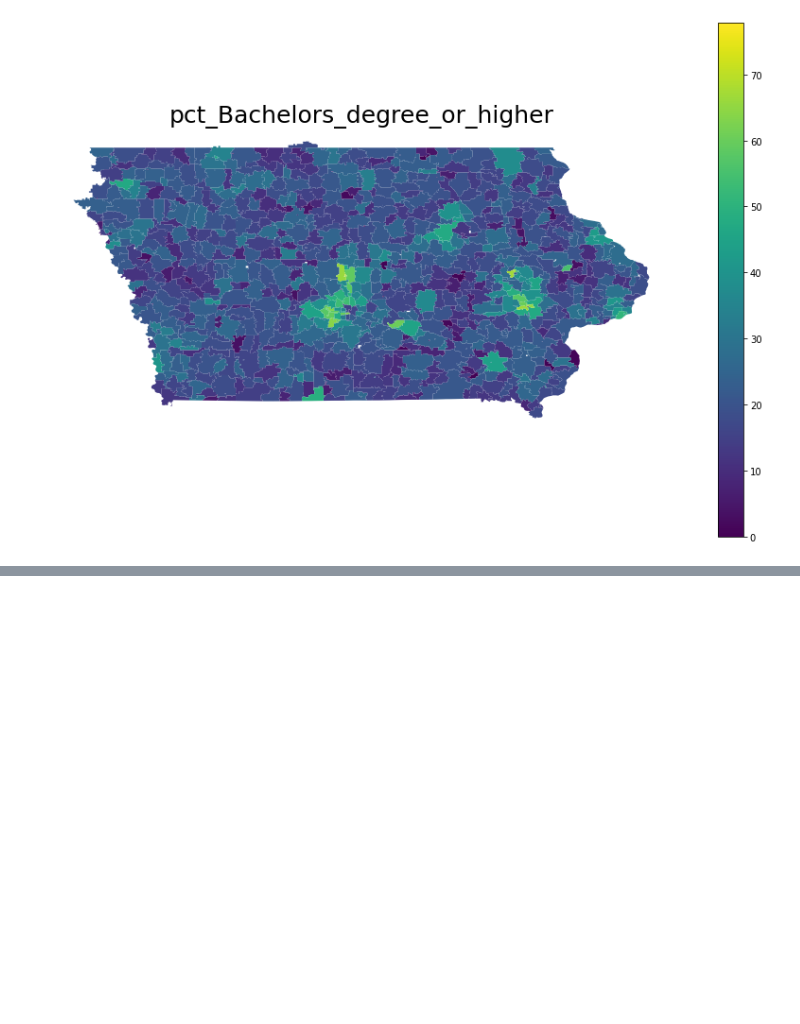
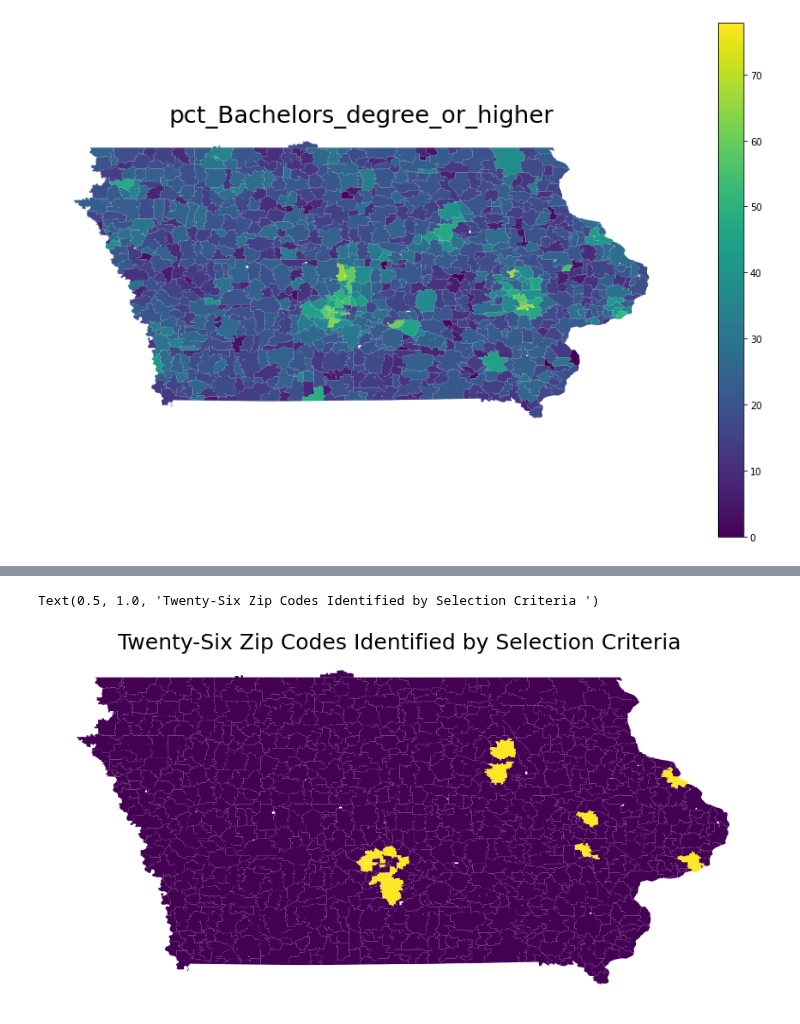
Before and after one commit to dgarbato/capstone, a Jupyter notebook: geopandas-zips.ipynb, the cells around one changed output, grey strips where cells are left out. Drawn from its saved outputs; the diff is of its cells as text; code cells hidden in the pictures; blank space fills up the shorter version.

```diff
--- a/geopandas-zips.ipynb
+++ b/geopandas-zips.ipynb
@@ -497,0 +478,12 @@ ax.set_axis_off(); # turns off axis labels
+# %%
+# selected_area
+ax = iowa_pop_gdf.plot(column='selected_area',legend = False, figsize=(15, 10),
+                        )
+
+ax.set_axis_off(); # turns off axis labels
+
+# add a title
+ax.set_title('Twenty-Six Zip Codes Identified by Selection Criteria ', fontdict={'fontsize': '25', 'fontweight' : '3'})
+# %% [output]
+Text(0.5, 1.0, 'Twenty-Six Zip Codes Identified by Selection Criteria ')
+[figure, added]
```
Also changed, not shown: parts of 33 cells of this notebook, 8 other files.
